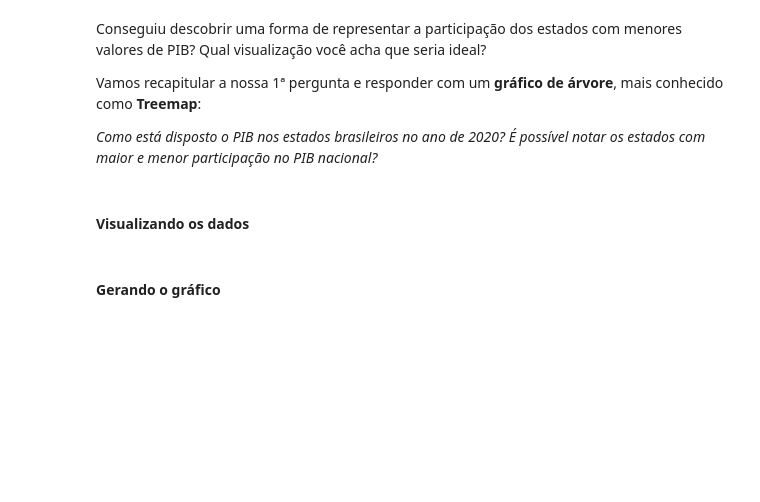
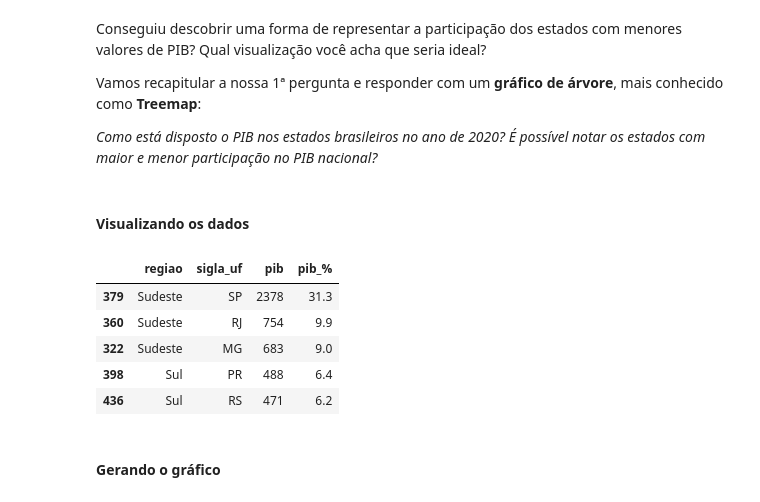
Before and after one commit to MoisesCoimbraQN/Carreira-Alura-Data-Science, a Jupyter notebook: Data_Visualization_Graficos_de_Composicao_e_Relacionamentos.ipynb, the cells around one changed output. Saved outputs shown, nothing was run; the diff lists cells and outputs as text; code cells hidden in the pictures; blank space fills up the shorter version.

```diff
--- a/Data_Visualization_Graficos_de_Composicao_e_Relacionamentos.ipynb
+++ b/Data_Visualization_Graficos_de_Composicao_e_Relacionamentos.ipynb
@@ -367,16 +367,26 @@ Vamos recapitular a nossa 1ª pergunta e responder com um **gráfico de árvore*
 # %%
 # Criando um df com os dados desejados
 pib_2020 = df_pib.copy()
 pib_2020 = pib_2020.query("ano == 2020")[["regiao", "sigla_uf", "pib"]]
 
 # Ajustando os valores do PIB para bilhões e ordenando pelo pib
-...
+pib_2020["pib"] = (pib_2020["pib"] / 1e9).round(0).astype("int64")
+pib_2020 = pib_2020.sort_values("pib", ascending= False)
 
 # Gerando uma coluna para a porcentagem da representação de cada estado no PIB de 2020
 # e passando para 0 a 100 %
-...
+# Gerando uma coluna para a porcentagem da representação de cada Estado no PIB de 2020
+pib_2020["pib_%"] = pib_2020["pib"].div(pib_2020["pib"].sum(), axis=0)
+pib_2020["pib_%"] = (pib_2020["pib_%"] * 100).round(1)
 
 pib_2020.head()
+# %% [output]
+|  | regiao | sigla_uf | pib | pib_% |
+| 379 | Sudeste | SP | 2378 | 31.3 |
+| 360 | Sudeste | RJ | 754 | 9.9 |
+| 322 | Sudeste | MG | 683 | 9.0 |
+| 398 | Sul | PR | 488 | 6.4 |
+| 436 | Sul | RS | 471 | 6.2 |
 # %% [markdown]
 #### Gerando o gráfico
 # %%
```
Also changed, not shown: parts of 11 cells of this notebook.
